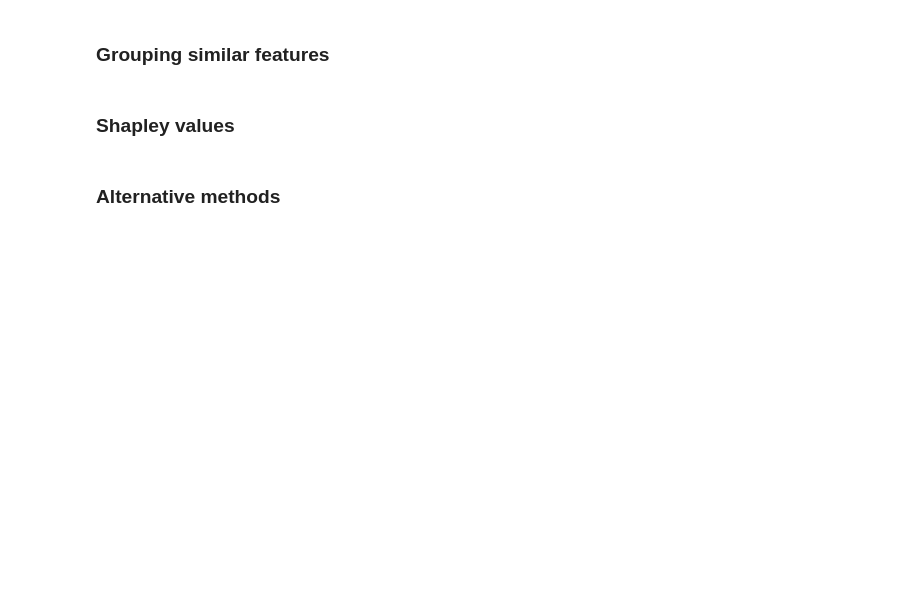
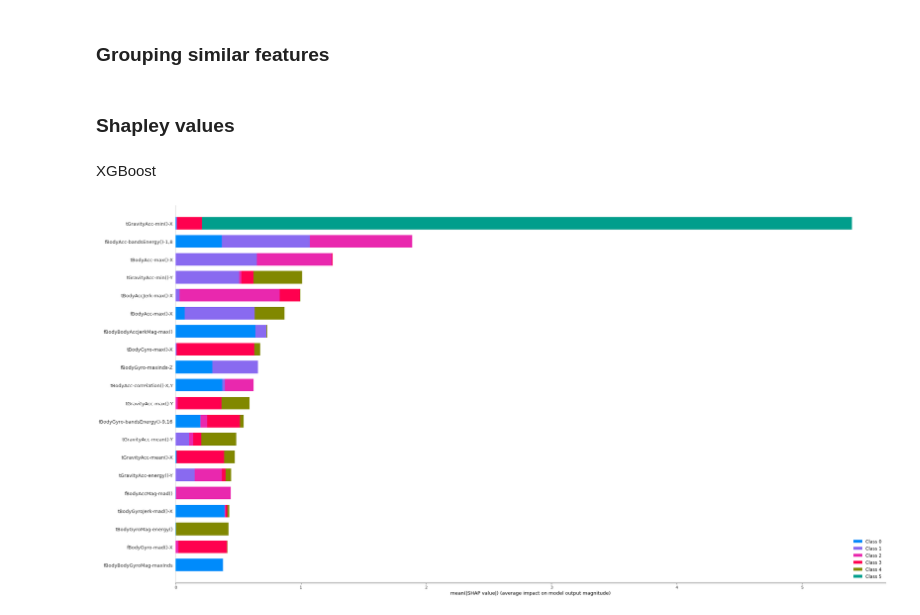
Before and after one commit to muliarska/health-state-detection-from-human-activity, a Jupyter notebook: human_activity_classification_ML_models.ipynb, the cells around one changed output. Saved outputs shown, nothing was run; the diff lists cells and outputs as text; code cells hidden in the pictures; blank space fills up the shorter version.

```diff
--- a/human_activity_classification_ML_models.ipynb
+++ b/human_activity_classification_ML_models.ipynb
@@ -75,7 +75,7 @@ def parseFile( file_name ):
 
 	return np.asarray( featureArray )
 # %%
-folder = '/content/drive/MyDrive/human-activity-data-toronto-ucu/UCI-HAR-Dataset/'
+folder = 'drive/MyDrive/human-activity-data-toronto-ucu/UCI-HAR-Dataset/'
 
 #Parsing Full training dataset
 XFull = parseFile(folder + 'train/X_train.txt')
@@ -279,11 +261,11 @@ for name, clf in zip(names, classifiers):
     clf.fit(XFull, YFull.flatten())
     score = clf.score(XFullTest, YFullTest)
 
-    y_pred = clf.predict(XFull)
+    y_pred = clf.predict(XFullTest)
     predictions = [round(value) for value in y_pred]
     # evaluate predictions
-    accuracy = metrics.accuracy_score(YFull, predictions)
-    f1_score = metrics.f1_score(YFull, predictions, average="weighted")
+    accuracy = metrics.accuracy_score(YFullTest, predictions)
+    f1_score = metrics.f1_score(YFullTest, predictions, average="weighted")
 
     print(name)
     print("Accuracy: %.2f%%" % (accuracy * 100.0))
@@ -343,25 +325,18 @@ groups = ["tBodyAcc-XYZ",
           "fBodyGyroJerkMag"]
 # %% [markdown]
 ### Shapley values
+# %% [markdown]
+XGBoost
 # %%
-def explain_with_shap_values(model):
-    model.fit(XFull, YFull.flatten())
+model = XGBClassifier()
+model.fit(XFull, YFull.flatten())
 
-    explainer = shap.TreeExplainer(model)
-    shap_values = explainer.shap_values(XFull)
-    shap.summary_plot(shap_values, #Use Shap values array
-                  features=XFull, # Use training set features
-                  feature_names=features, #Use column names
-                  show=False, #Set to false to output to folder
-                  plot_size=(30,15)) # Change plot size
-
-
-def explain_with_shap_values_v2(model):
-    model.fit(XFull, YFull.flatten())
-
-    shap_values = shap.KernelExplainer(model.predict, XFullTest)
-    shap.summary_plot(shap_values, #Use Shap values array
-                  features=shap_values,
-                  feature_names=features, #Use column names
-                  show=False, #Set to false to output to folder
-                  plot_size=(30,15)) # Change plot size
+explainer = shap.TreeExplainer(model)
+shap_values = explainer.shap_values(XFull)
+shap.summary_plot(shap_values, #Use Shap values array
+              features=XFull, # Use training set features
+              feature_names=features, #Use column names
+              show=False, #Set to false to output to folder
+              plot_size=(30,15)) # Change plot size
+# %% [output]
+[figure, added]
@@ -383,2 +342,0 @@ svm_shap_values = svm_explainer.shap_values(XFullTest)
-# %% [markdown]
-### Alternative methods
```
Also changed, not shown: parts of 38 cells of this notebook.
